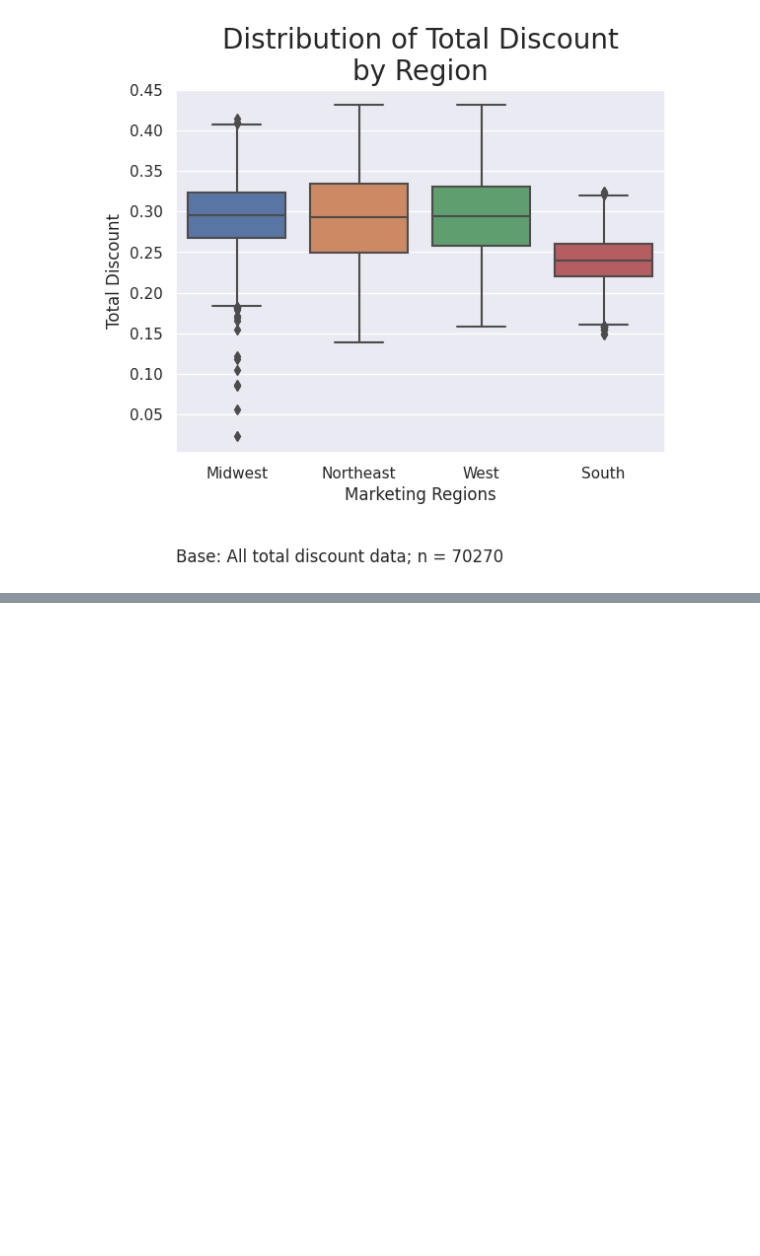
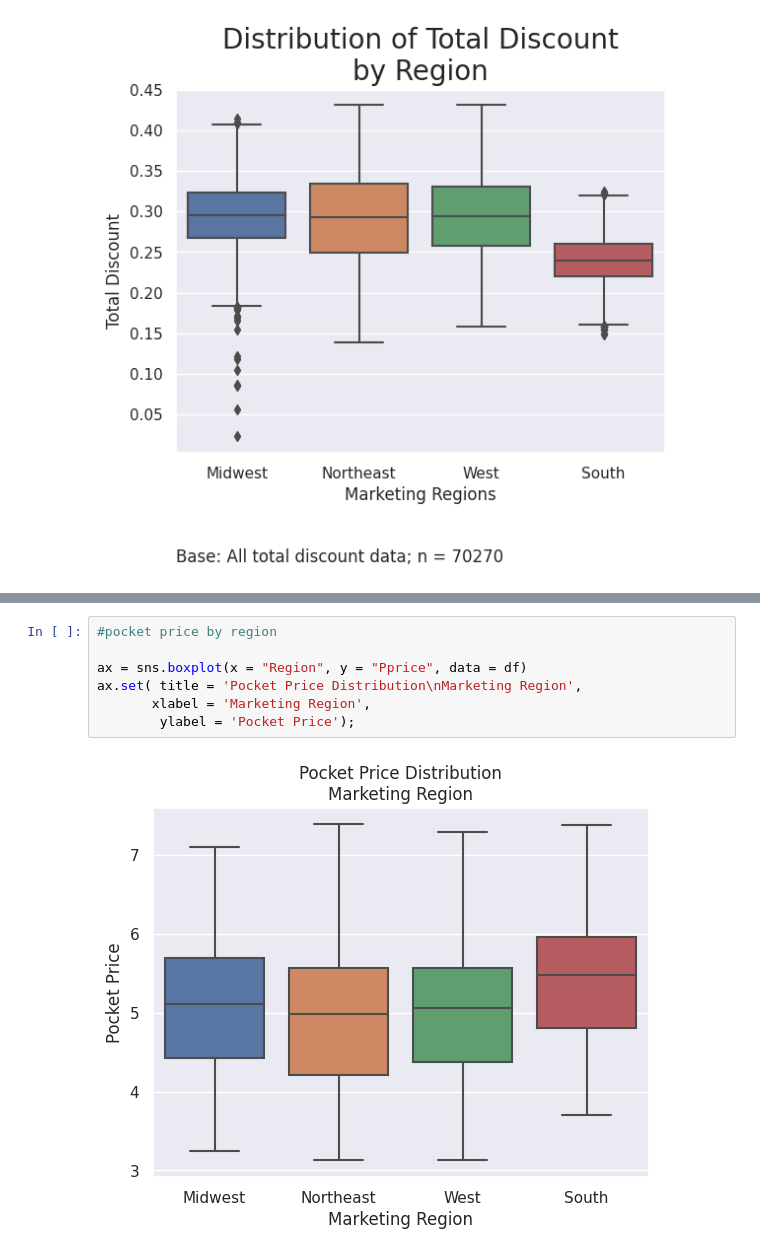
Before and after one commit to RajratanWankhade/Analytics_Business_Data, a Jupyter notebook: Analytics_Business_Data.ipynb, the cells around one changed output, grey strips where cells are left out. Drawn from its saved outputs; the diff is of its cells as text; blank space fills up the shorter version.

```diff
--- a/Analytics_Business_Data.ipynb
+++ b/Analytics_Business_Data.ipynb
@@ -663,0 +704,9 @@ footer( ax );
+# %%
+#pocket price by region
+
+ax = sns.boxplot(x = "Region", y = "Pprice", data = df)
+ax.set( title = 'Pocket Price Distribution\nMarketing Region',
+       xlabel = 'Marketing Region',
+        ylabel = 'Pocket Price');
+# %% [output]
+[figure, added]
```
Also changed, not shown: parts of 19 cells of this notebook.
